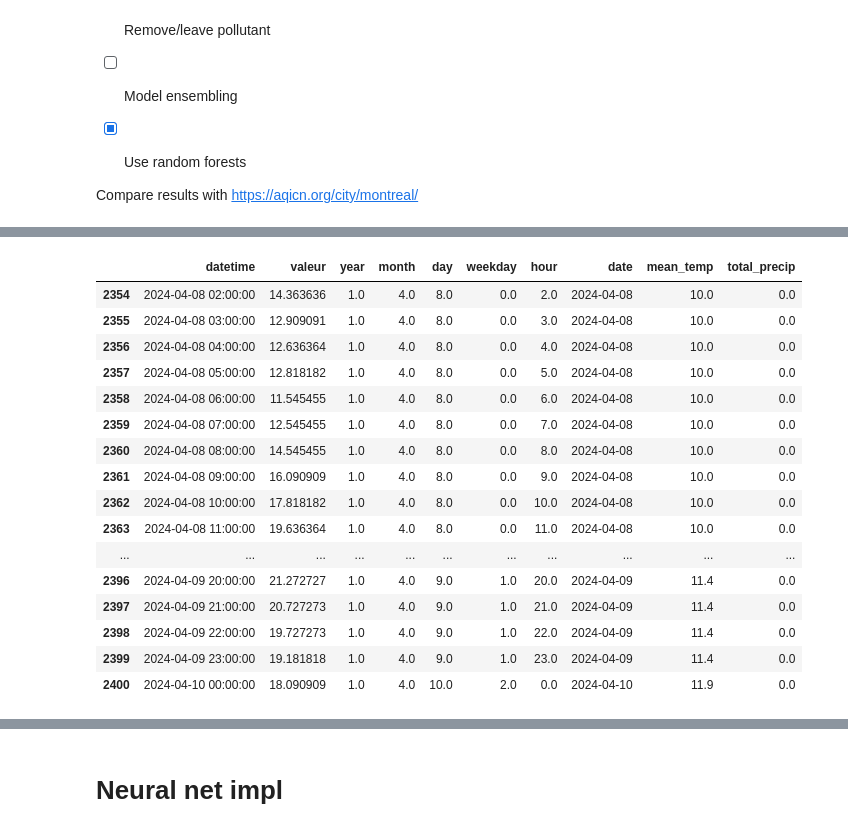
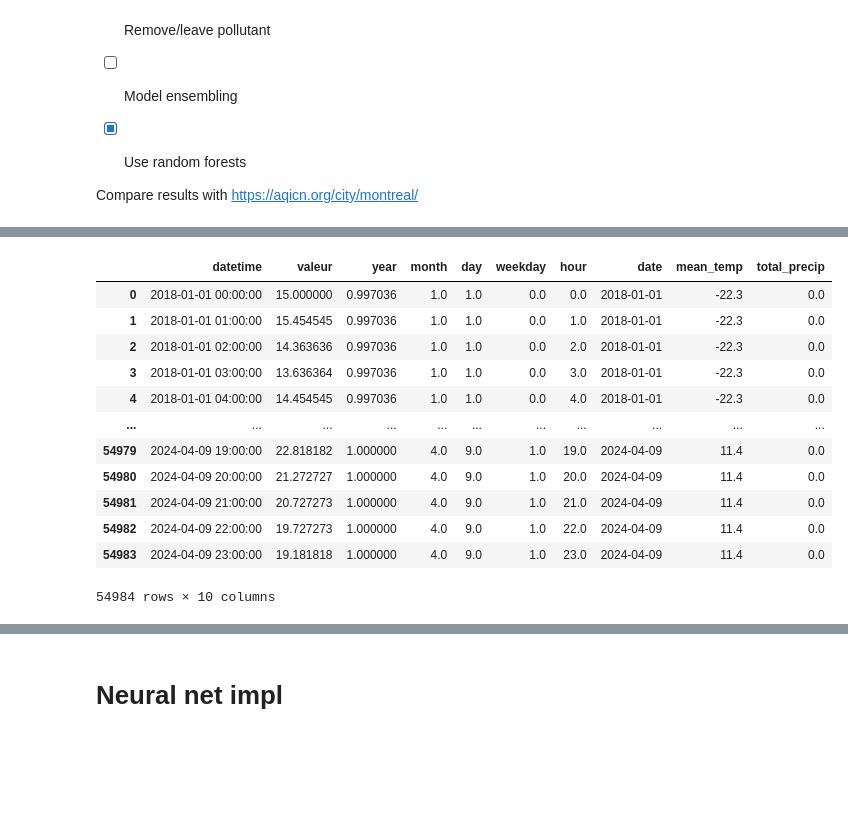
Before and after one commit to Magellol/montreal-aqi-predictions, a Jupyter notebook: index.ipynb, the cells around one changed output, grey strips where cells are left out. Cells and saved outputs as stored; diff of their text form; code cells hidden in the pictures; blank space fills up the shorter version.

```diff
--- a/index.ipynb
+++ b/index.ipynb
@@ -6,6 +6,7 @@ import matplotlib.pyplot as plt
 
 # When the data analysis should stop
 LAST_DAY = pd.Timestamp("2024-04-10")
+FIRST_DAY = pd.Timestamp("2018-01-01")
 # %%
 def get_csv(url, local_filename):
     if not os.path.exists(local_filename):
@@ -21,16 +22,25 @@ def get_csv(url, local_filename):
 
 - [Glossary](https://climate.weather.gc.ca/glossary_e.html)
 # %%
-temp_df = pd.concat([pd.read_csv("./2022_temp.csv"), pd.read_csv("./2023_temp.csv"), pd.read_csv("./2024_temp.csv")])
+temp_df = pd.concat([pd.read_csv("./2018_temp.csv"), pd.read_csv("./2019_temp.csv"), pd.read_csv("./2020_temp.csv"), pd.read_csv("./2021_temp.csv"), pd.read_csv("./2022_temp.csv"), pd.read_csv("./2023_temp.csv"), pd.read_csv("./2024_temp.csv")])
 temp_df = temp_df[['Mean Temp (°C)', "Date/Time", "Total Precip (mm)"]]
 
 temp_df['date'] = pd.to_datetime(temp_df['Date/Time'])
-temp_df['date'] = temp_df['date'].dt.date
 
 temp_df.rename(columns={"Mean Temp (°C)": "mean_temp", "Total Precip (mm)": "total_precip"}, inplace=True)
 temp_df.drop("Date/Time", inplace=True, axis=1)
 
-temp_df.fillna({"mean_temp": temp_df.mode()['mean_temp'][0], "total_precip": 0}, inplace=True)
+
+temp_df = temp_df[(temp_df['date'] <= LAST_DAY) & (temp_df['date'] < LAST_DAY)]
+temp_df['date'] = temp_df['date'].dt.date
+
+# We can safely replace missing precipitation information as if it wasn't raining
+temp_df['total_precip'] = temp_df['total_precip'].fillna(0)
+
+# TODO This isn't terrible. We could do a more advanced filling by looking at a previous year or next year and fill with the value on the same
+temp_df['mean_temp'] = temp_df['mean_temp'].fillna(0)
+
+assert temp_df[temp_df.isna().any(axis=1)].empty == True
 
 temp_df
 # %% [output]
@@ -61,8 +71,8 @@ temp_df
 Compare results with https://aqicn.org/city/montreal/
 # %%
 df1 = get_csv('https://donnees.montreal.ca/dataset/547b8052-1710-4d69-8760-beaa3aa35ec6/resource/0c325562-e742-4e8e-8c36-971f3c9e58cd/download/rsqa-indice-qualite-air-2022-2024.csv', '2022-2024.csv')
-# df2 = get_csv('https://donnees.montreal.ca/dataset/547b8052-1710-4d69-8760-beaa3aa35ec6/resource/e43dc1d6-fbdd-49c3-a79f-83f63404c281/download/rsqa-indice-qualite-air-2019-2021.csv', '2019-2021.csv')
-# df3 = get_csv("https://donnees.montreal.ca/dataset/547b8052-1710-4d69-8760-beaa3aa35ec6/resource/93a3a88e-97ab-4ab1-813f-5419a1dd330d/download/rsqa-indice-qualite-air-2016-2018.csv", "2016-2018.csv")
+df2 = get_csv('https://donnees.montreal.ca/dataset/547b8052-1710-4d69-8760-beaa3aa35ec6/resource/e43dc1d6-fbdd-49c3-a79f-83f63404c281/download/rsqa-indice-qualite-air-2019-2021.csv', '2019-2021.csv')
+df3 = get_csv("https://donnees.montreal.ca/dataset/547b8052-1710-4d69-8760-beaa3aa35ec6/resource/93a3a88e-97ab-4ab1-813f-5419a1dd330d/download/rsqa-indice-qualite-air-2016-2018.csv", "2016-2018.csv")
 # df4 = get_csv("https://donnees.montreal.ca/dataset/547b8052-1710-4d69-8760-beaa3aa35ec6/resource/02cfaf0c-3b46-4dac-bf66-acd2ff47361a/download/rsqa-indice-qualite-air-2013-2015.csv", "2013-2015.csv")
 # df5 = get_csv("https://donnees.montreal.ca/dataset/547b8052-1710-4d69-8760-beaa3aa35ec6/resource/6e59c6e9-749b-4237-9c45-5c627be2b7ad/download/rsqa-indice-qualite-air-2010-2012.csv", "2010-2012.csv")
 # %% [output]
@@ -73,5 +82,7 @@ df = df1
 # %%
+df = pd.concat([df1, df2, df3])
 df['datetime'] = pd.to_datetime(df['date'] + ' ' + df['heure'].astype(str) + ':00:00',
+
                                 format = '%Y-%m-%d %H:%M:%S',
                                 errors = 'coerce')
 df.drop(["heure", "polluant", "date"], axis=1, inplace=True)
@@ -87,6 +98,9 @@ df['weekday'] = df['datetime'].dt.weekday
 df['hour'] = df['datetime'].dt.hour
 
 # Taking a sample of data for a given datetime and station id
-df[(df["stationId"] == 103) & (df["datetime"] == "2024-04-15 19:00:00")]
+# df[(df["stationId"] == 103) & (df["datetime"] == "2024-04-15 19:00:00")]
+
+df = df[(df['datetime'] >= FIRST_DAY) & (df['datetime'] < LAST_DAY)]
+df
 # %% [output]
 |  | stationId | valeur | datetime | year | month | day | weekday | hour |
@@ -113,38 +143,25 @@ Name: (103, 2024-04-15 19:00:00), dtype: float64
 # %%
-first_day = pd.Timestamp("2024-01-01")
-
 # Get the mean across all station maximums for each datetime
 group2_df = group1_df.groupby("datetime").mean("valeur")
-
-# Manually verifying the mean of a give datetime across all stations
-# group2_df.loc["2024-04-15 19:00:00"], group1_df.xs("2024-04-15 19:00:00", level='datetime')
 group2_df['date'] = group2_df.index.date
 group2_df.reset_index(inplace=True)
 
+merged = pd.merge(group2_df, temp_df, on="date", how="left")
 
-# TODO: we need to filter out for only data that's witin the temp_df range, otherwise it'll be filled with NaN
-filtered = group2_df.loc[(group2_df['datetime'] >= first_day) & (group2_df['datetime'] <= LAST_DAY)]
-
-merged = pd.merge(filtered, temp_df, on="date", how="left")
-
-merged[merged['datetime'] > pd.Timestamp("2024-04-08 01:00:00")]
+merged
 # %% [output]
 |  | datetime | valeur | year | month | day | weekday | hour | date | mean_temp | total_precip |
-| 2354 | 2024-04-08 02:00:00 | 14.363636 | 1.0 | 4.0 | 8.0 | 0.0 | 2.0 | 2024-04-08 | 10.0 | 0.0 |
-| 2355 | 2024-04-08 03:00:00 | 12.909091 | 1.0 | 4.0 | 8.0 | 0.0 | 3.0 | 2024-04-08 | 10.0 | 0.0 |
-| 2356 | 2024-04-08 04:00:00 | 12.636364 | 1.0 | 4.0 | 8.0 | 0.0 | 4.0 | 2024-04-08 | 10.0 | 0.0 |
-| 2357 | 2024-04-08 05:00:00 | 12.818182 | 1.0 | 4.0 | 8.0 | 0.0 | 5.0 | 2024-04-08 | 10.0 | 0.0 |
-| 2358 | 2024-04-08 06:00:00 | 11.545455 | 1.0 | 4.0 | 8.0 | 0.0 | 6.0 | 2024-04-08 | 10.0 | 0.0 |
-| 2359 | 2024-04-08 07:00:00 | 12.545455 | 1.0 | 4.0 | 8.0 | 0.0 | 7.0 | 2024-04-08 | 10.0 | 0.0 |
-| 2360 | 2024-04-08 08:00:00 | 14.545455 | 1.0 | 4.0 | 8.0 | 0.0 | 8.0 | 2024-04-08 | 10.0 | 0.0 |
-| 2361 | 2024-04-08 09:00:00 | 16.090909 | 1.0 | 4.0 | 8.0 | 0.0 | 9.0 | 2024-04-08 | 10.0 | 0.0 |
-| 2362 | 2024-04-08 10:00:00 | 17.818182 | 1.0 | 4.0 | 8.0 | 0.0 | 10.0 | 2024-04-08 | 10.0 | 0.0 |
-| 2363 | 2024-04-08 11:00:00 | 19.636364 | 1.0 | 4.0 | 8.0 | 0.0 | 11.0 | 2024-04-08 | 10.0 | 0.0 |
+| 0 | 2018-01-01 00:00:00 | 15.000000 | 0.997036 | 1.0 | 1.0 | 0.0 | 0.0 | 2018-01-01 | -22.3 | 0.0 |
+| 1 | 2018-01-01 01:00:00 | 15.454545 | 0.997036 | 1.0 | 1.0 | 0.0 | 1.0 | 2018-01-01 | -22.3 | 0.0 |
+| 2 | 2018-01-01 02:00:00 | 14.363636 | 0.997036 | 1.0 | 1.0 | 0.0 | 2.0 | 2018-01-01 | -22.3 | 0.0 |
+| 3 | 2018-01-01 03:00:00 | 13.636364 | 0.997036 | 1.0 | 1.0 | 0.0 | 3.0 | 2018-01-01 | -22.3 | 0.0 |
+| 4 | 2018-01-01 04:00:00 | 14.454545 | 0.997036 | 1.0 | 1.0 | 0.0 | 4.0 | 2018-01-01 | -22.3 | 0.0 |
 | ... | ... | ... | ... | ... | ... | ... | ... | ... | ... | ... |
-| 2396 | 2024-04-09 20:00:00 | 21.272727 | 1.0 | 4.0 | 9.0 | 1.0 | 20.0 | 2024-04-09 | 11.4 | 0.0 |
-| 2397 | 2024-04-09 21:00:00 | 20.727273 | 1.0 | 4.0 | 9.0 | 1.0 | 21.0 | 2024-04-09 | 11.4 | 0.0 |
-| 2398 | 2024-04-09 22:00:00 | 19.727273 | 1.0 | 4.0 | 9.0 | 1.0 | 22.0 | 2024-04-09 | 11.4 | 0.0 |
-| 2399 | 2024-04-09 23:00:00 | 19.181818 | 1.0 | 4.0 | 9.0 | 1.0 | 23.0 | 2024-04-09 | 11.4 | 0.0 |
-| 2400 | 2024-04-10 00:00:00 | 18.090909 | 1.0 | 4.0 | 10.0 | 2.0 | 0.0 | 2024-04-10 | 11.9 | 0.0 |
+| 54979 | 2024-04-09 19:00:00 | 22.818182 | 1.000000 | 4.0 | 9.0 | 1.0 | 19.0 | 2024-04-09 | 11.4 | 0.0 |
+| 54980 | 2024-04-09 20:00:00 | 21.272727 | 1.000000 | 4.0 | 9.0 | 1.0 | 20.0 | 2024-04-09 | 11.4 | 0.0 |
+| 54981 | 2024-04-09 21:00:00 | 20.727273 | 1.000000 | 4.0 | 9.0 | 1.0 | 21.0 | 2024-04-09 | 11.4 | 0.0 |
+| 54982 | 2024-04-09 22:00:00 | 19.727273 | 1.000000 | 4.0 | 9.0 | 1.0 | 22.0 | 2024-04-09 | 11.4 | 0.0 |
+| 54983 | 2024-04-09 23:00:00 | 19.181818 | 1.000000 | 4.0 | 9.0 | 1.0 | 23.0 | 2024-04-09 | 11.4 | 0.0 |
+54984 rows × 10 columns
 # %%
 split_date_valid = pd.Timestamp('2022-01-01')
```
Also changed, not shown: parts of 15 cells of this notebook.
